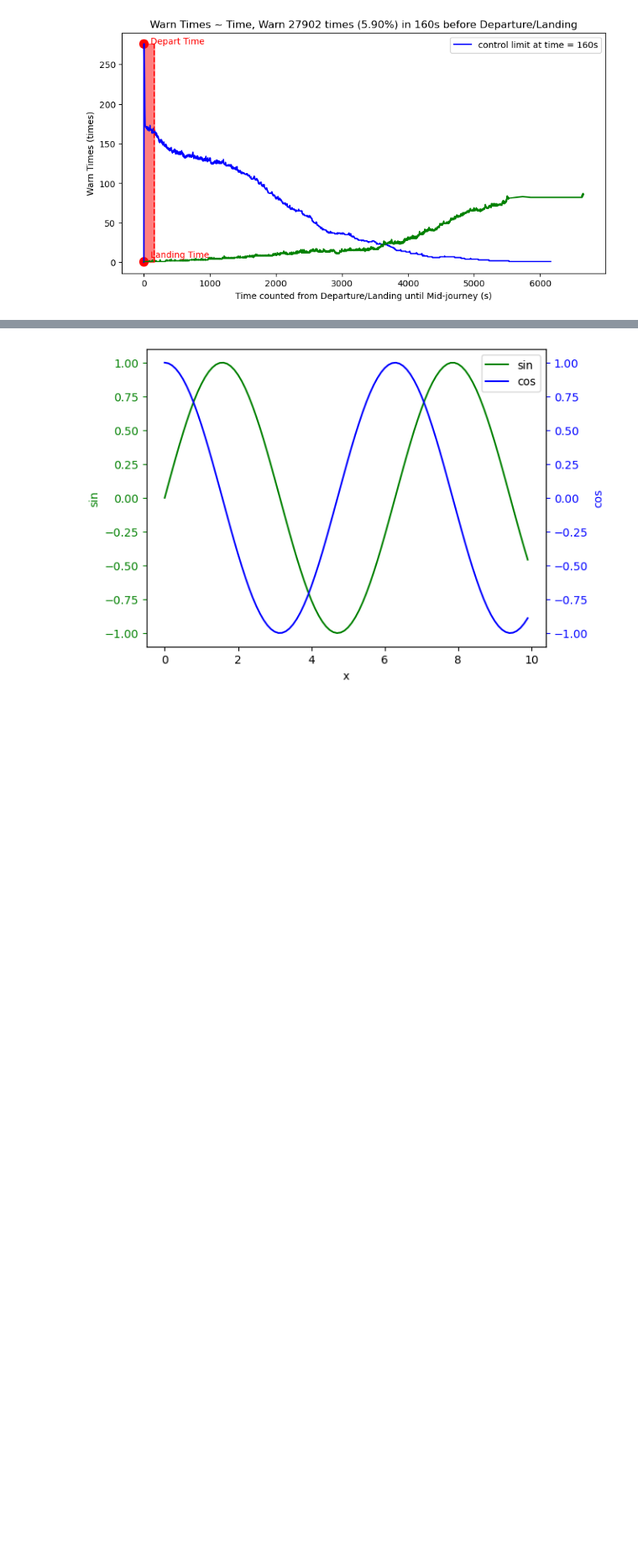
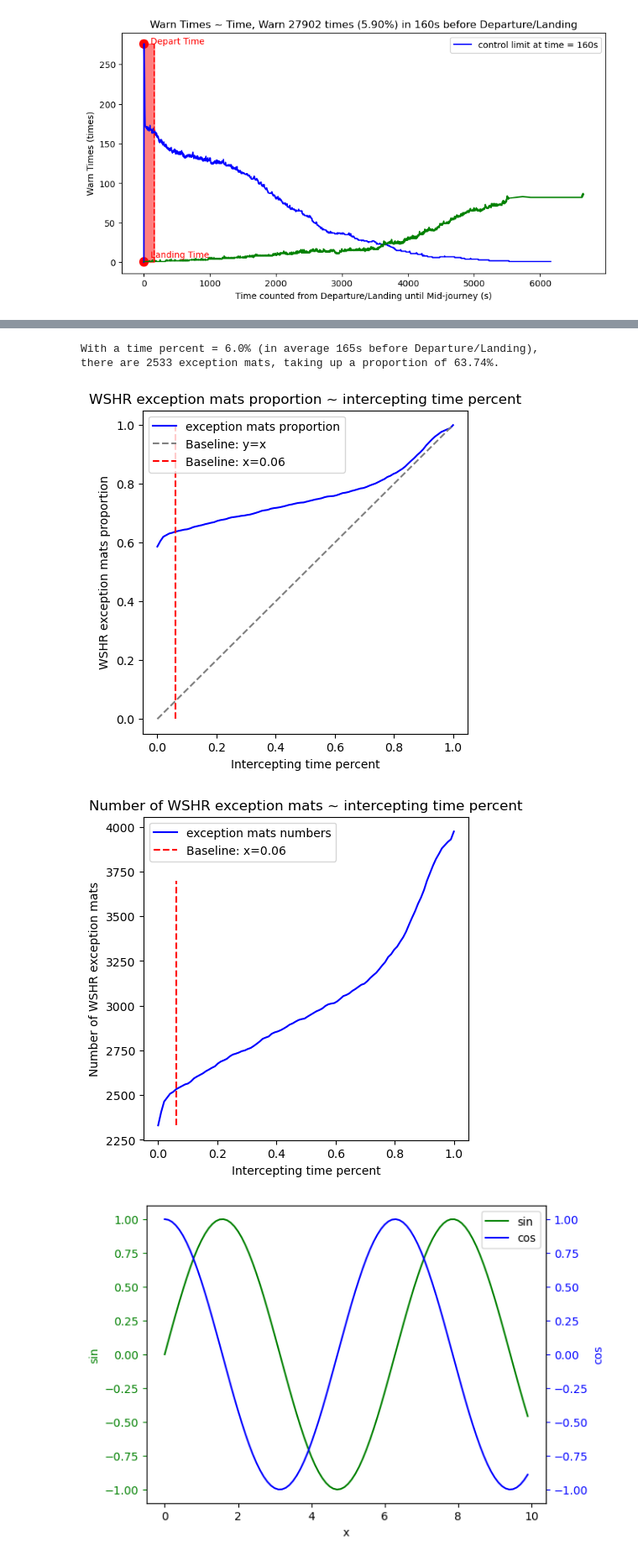
Before and after one commit to srt-uncertainty-wind/code, a Jupyter notebook: WSHR_time_summary.ipynb, the cells around one changed output, grey strips where cells are left out. Shown at 84% size. Cells and saved outputs as stored; diff of their text form; code cells hidden in the pictures; blank space fills up the shorter version.

```diff
--- a/WSHR_time_summary.ipynb
+++ b/WSHR_time_summary.ipynb
@@ -238,4 +242,62 @@ plt.show()
 [figure]
+# %%
+# 每次航程都选出给定比例的首尾时段，绘制异常航程数随时长增大的变化曲线
+time_percent_array = np.linspace(0, 1, 100)
+
+def CountEmatsinTimePercent(time_per):
+    # time_per = 0.2
+    e_mats_sum = 0
+    for e_mat_marker in wshr_warn_time_dict.keys():
+        exception_flag = False
+        wshr_data_len = wshr_len_dict[e_mat_marker]
+        # print(wshr_data_len)
+        # print(wshr_warn_time_dict_f[e_mat_marker], wshr_warn_time_dict_b[e_mat_marker])
+        for t in wshr_warn_time_dict_f[e_mat_marker]:
+            if t <= int(time_per*wshr_data_len/2):
+                e_mats_sum += 1
+                exception_flag = True
+                break
+        if not exception_flag:
+            for t in wshr_warn_time_dict_b[e_mat_marker]:
+                if t <= int(time_per*wshr_data_len/2):
+                    e_mats_sum += 1
+                    break
+        # break
+        '''The total number of e_mats is 3974'''
+    return e_mats_sum
+
+emats_num_inTimePer_list = [CountEmatsinTimePercent(time_per) for time_per in time_percent_array]
+emats_percent_inTimePer_list = [times/3974 for times in emats_num_inTimePer_list]
+
+# 给定截取时间比例
+moment_num = 6 # momemt为3时增长就很缓慢了
+time_per = 0.01*moment_num
+print(f"With a time percent = {time_per*100}% (in average {int(np.mean([time_per*wshr_data_len for wshr_data_len in wshr_len_dict.values()]))}s before Departure/Landing), \
+      there are {emats_num_inTimePer_list[moment_num]} exception mats, taking up a proportion of {round(emats_percent_inTimePer_list[moment_num]*100,2)}%.")
+
+# 可视化
+plt.figure(figsize=(5, 5))
+plt.plot(time_percent_array, emats_percent_inTimePer_list, 'b-', label='exception mats proportion')
+plt.plot(np.linspace(0, min(time_percent_array[-1], emats_percent_inTimePer_list[-1]), 10), np.linspace(0, min(time_percent_array[-1], emats_percent_inTimePer_list[-1]), 10), color='gray', linestyle='dashed', label='Baseline: y=x')
+plt.vlines(time_per, 0, 1, color='red', linestyle='dashed', label='Baseline: x=%.2f'%time_per)
+plt.xlabel('Intercepting time percent')
+plt.ylabel('WSHR exception mats proportion')
+plt.title('WSHR exception mats proportion ~ intercepting time percent')
+plt.legend()
+plt.show()
+
+plt.figure(figsize=(5, 5))
+plt.plot(time_percent_array, emats_num_inTimePer_list, 'b-', label='exception mats numbers')
+plt.vlines(time_per, min(emats_num_inTimePer_list), 3700, color='red', linestyle='dashed', label='Baseline: x=%.2f'%time_per)
+plt.xlabel('Intercepting time percent')
+plt.ylabel('Number of WSHR exception mats')
+plt.title('Number of WSHR exception mats ~ intercepting time percent')
+plt.legend()
+plt.show()
+# %% [output]
+With a time percent = 6.0% (in average 165s before Departure/Landing),       there are 2533 exception mats, taking up a proportion of 63.74%.
+[figure, added]
+[figure, added]
 # %%
 import matplotlib.pyplot as plt
 import numpy as np
```
Also changed, not shown: parts of 2 cells of this notebook.
